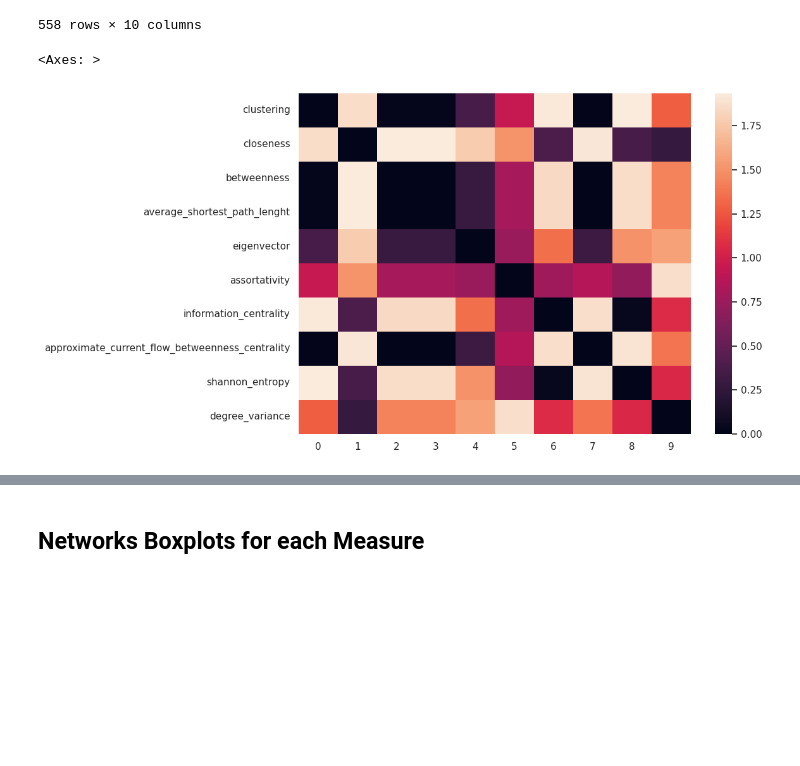
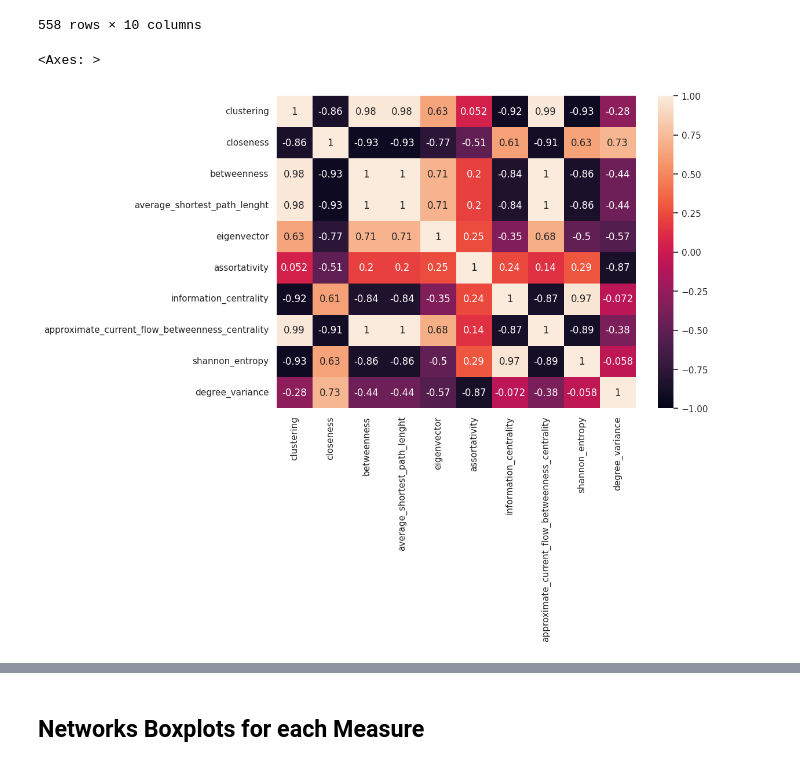
Before and after one commit to vitorfrois/SznajdNetworks, a Jupyter notebook: src/EDA.ipynb, the cells around one changed output, grey strips where cells are left out. Cells and saved outputs as stored; diff of their text form; code cells hidden in the pictures; blank space fills up the shorter version.

```diff
--- a/src/EDA.ipynb
+++ b/src/EDA.ipynb
@@ -125,6 +129,6 @@ feature_correlation = pd.DataFrame(feature_correlation, index=FEATURES)
 # %%
 sns.set_theme(rc={'figure.figsize':(10,7)})
-sns.heatmap(feature_correlation)
+sns.heatmap(measures_df[FEATURES].corr(method='pearson'), annot=True, vmax=1, vmin=-1)
 # %% [output]
 <Axes: >
-[figure, old version]
+[figure, new version]
```
Also changed, not shown: parts of 3 cells of this notebook, 1 other file.
